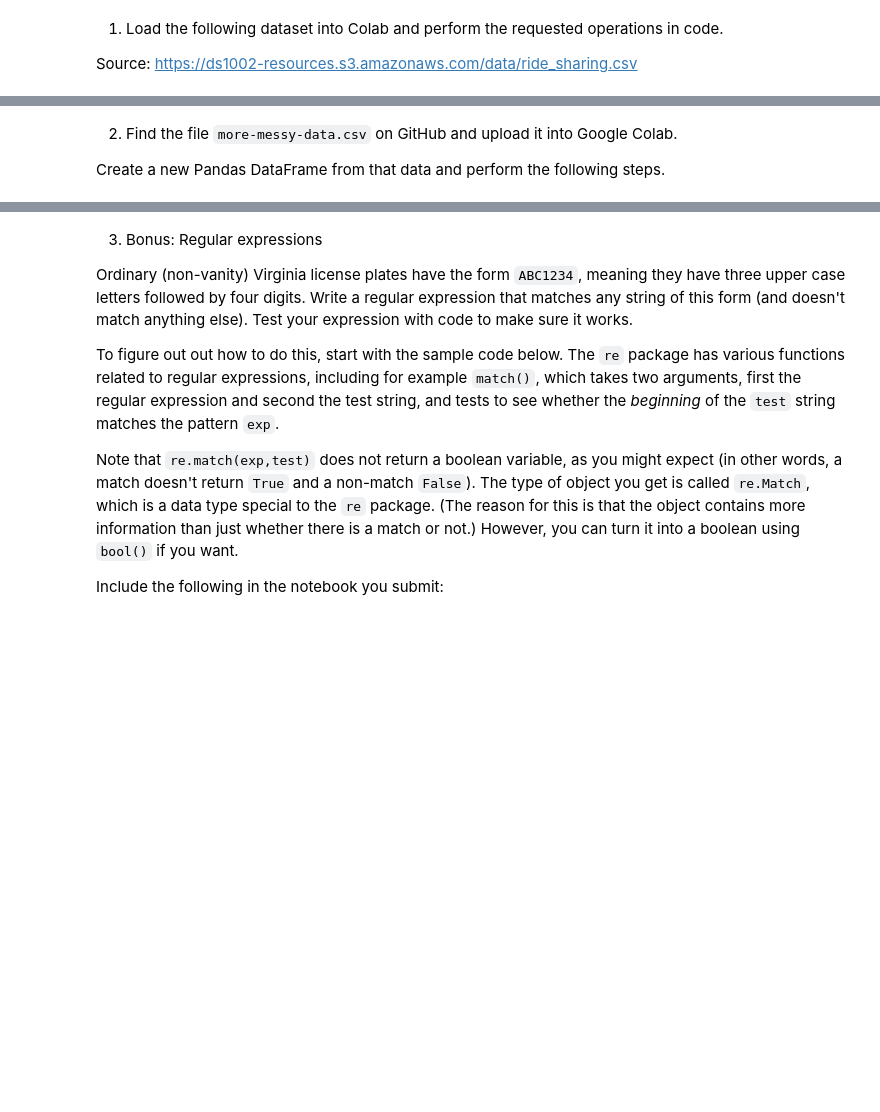
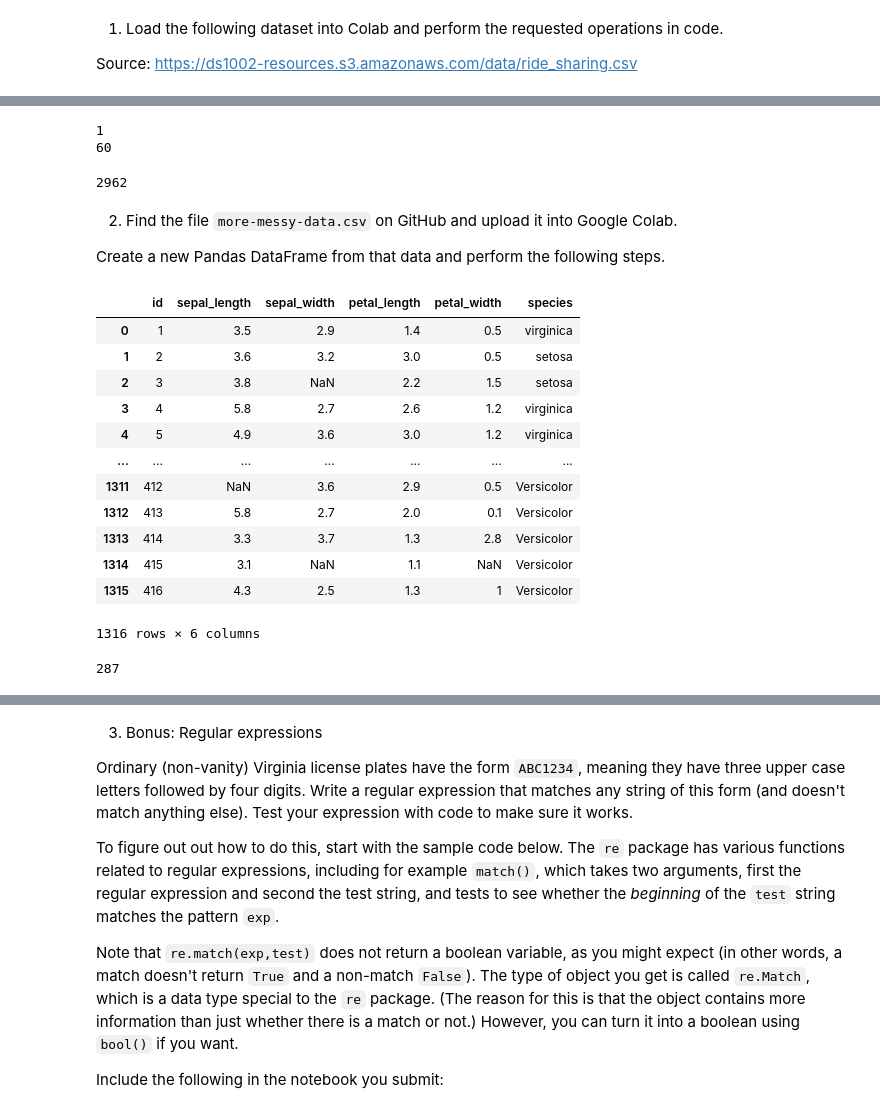
Before and after one commit to CabellPasco/CabellPasco, a Jupyter notebook: Assignments/07_More_Pandas.ipynb, the cells around one changed output, grey strips where cells are left out. Cells and saved outputs as stored; diff of their text form; code cells hidden in the pictures; blank space fills up the shorter version.

```diff
--- a/Assignments/07_More_Pandas.ipynb
+++ b/Assignments/07_More_Pandas.ipynb
@@ -47,5 +65,11 @@ dtype('int64')
 # %%
 # Now show both the min and max values of the duration column for your new dataset.
+
+print(ned["duration"].min())
+print(ned["duration"].max())
+# %% [output]
+1
+60
 # %%
 # Using the new dataframe, update it so that is ONLY has records where
 # the tire_size is 26.
@@ -53,11 +79,37 @@ dtype('int64')
 # Finally, produce a count of all records with FEMALE riders
 # using the 26-inch wheeled rental bikes for their rentals of
 # one hour or less.
+
+num = ned.query('user_gender == "Female"')
+print(num.shape[0])
+# %% [output]
+2962
 # %% [markdown]
 2. Find the file `more-messy-data.csv` on GitHub and upload it into Google Colab.
 
 Create a new Pandas DataFrame from that data and perform the following steps.
+# %%
+#upload more-messy-data.csv onto Colab
+flow = pd.read_csv("/content/more-messy-data.csv")
+flow
+# %% [output]
+|  | id | sepal_length | sepal_width | petal_length | petal_width | species |
+| 0 | 1 | 3.5 | 2.9 | 1.4 | 0.5 | virginica |
+| 1 | 2 | 3.6 | 3.2 | 3.0 | 0.5 | setosa |
+| 2 | 3 | 3.8 | NaN | 2.2 | 1.5 | setosa |
+| 3 | 4 | 5.8 | 2.7 | 2.6 | 1.2 | virginica |
+| 4 | 5 | 4.9 | 3.6 | 3.0 | 1.2 | virginica |
+| ... | ... | ... | ... | ... | ... | ... |
+| 1311 | 412 | NaN | 3.6 | 2.9 | 0.5 | Versicolor |
+| 1312 | 413 | 5.8 | 2.7 | 2.0 | 0.1 | Versicolor |
+| 1313 | 414 | 3.3 | 3.7 | 1.3 | 2.8 | Versicolor |
+| 1314 | 415 | 3.1 | NaN | 1.1 | NaN | Versicolor |
+| 1315 | 416 | 4.3 | 2.5 | 1.3 | 1 | Versicolor |
+1316 rows × 6 columns
 # %%
 # Write a snippet of code that will display the number of duplicate rows exist in the DF.
+print(flow.duplicated().sum())
+# %% [output]
+287
 # %%
 # Next, remove all duplicate rows using Python.
```
Also changed, not shown: parts of 9 cells of this notebook.
